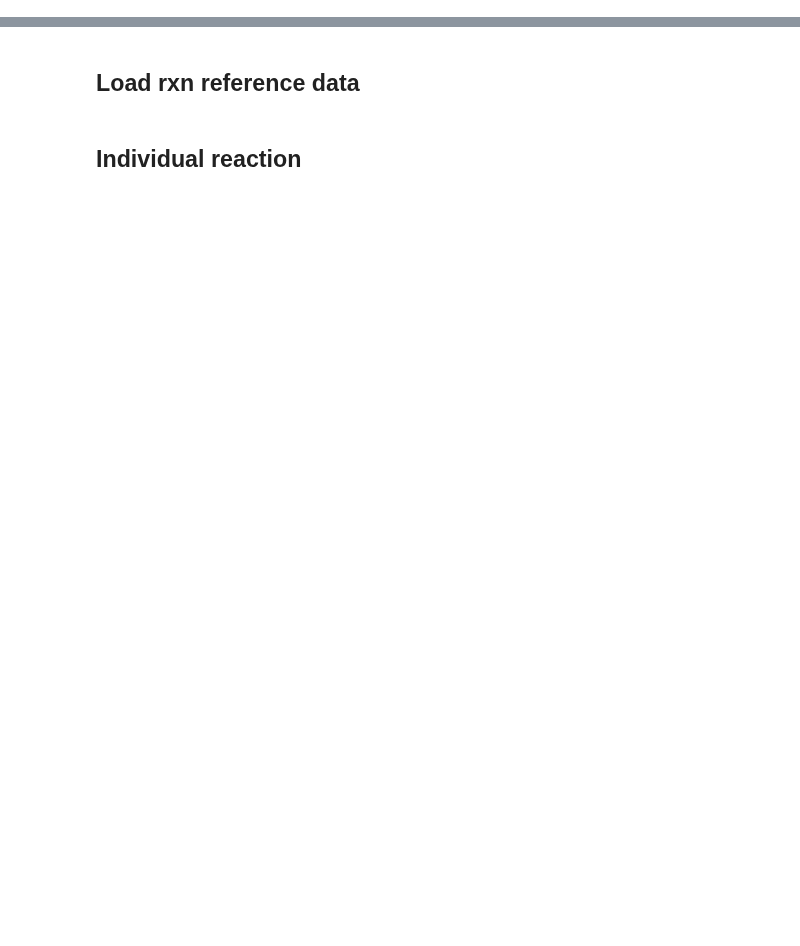
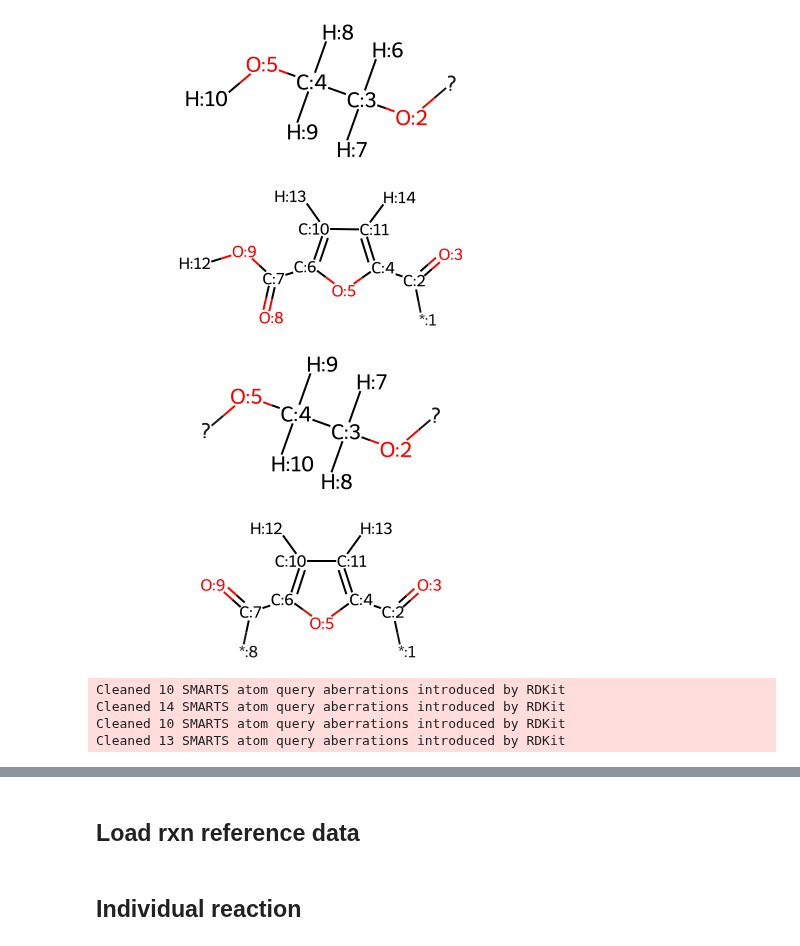
Before and after one commit to timbernat/NREL_polymers, a Jupyter notebook: testing.ipynb, the cells around one changed output, grey strips where cells are left out. Saved outputs shown, nothing was run; the diff lists cells and outputs as text; code cells hidden in the pictures; blank space fills up the shorter version.

```diff
--- a/testing.ipynb
+++ b/testing.ipynb
@@ -223,0 +133,14 @@ class PolymerizationReactor(Reactor):
+# %%
+from polymerist.monomers import MonomerGroup
+
+monogrp = MonomerGroup.from_file('poly(ethane-1,2-diol-co-furan-2,5-dicarboxylic acid).json')
+moldict, monosmiles = {}, {}
+for mononame, rdmol in monogrp.iter_rdmols():
+    display(rdmol)
+    moldict[   mononame] = rdmol
+    monosmiles[mononame] = Chem.MolToSmiles(rdmol)
+# %% [output]
+[figure, added]
+[figure, added]
+[figure, added]
+[figure, added]
@@ -223,0 +158,20 @@ class PolymerizationReactor(Reactor):
+# %%
+mono_infos = {}
+for mononame, smiles in monosmiles.items():
+    parent_mononame = mononame.split('_')[0]
+    parent_smiles = parent_monomers[parent_mononame]
+    parent_alias  = monomer_aliases[parent_mononame]
+
+    mono_info = MonomerFragmentInfo(
+        name=mononame,
+        smiles=smiles,
+        parent_smiles=parent_smiles,
+        smarts=specification.compliant_mol_SMARTS(smiles)
+    )
+    mono_info.alias = parent_alias.lower() if (mono_info.functionality == 1) else parent_alias.upper()
+    mono_infos[mono_info.alias] = mono_info
+# %% [output]
+Cleaned 10 SMARTS atom query aberrations introduced by RDKit
+Cleaned 14 SMARTS atom query aberrations introduced by RDKit
+Cleaned 10 SMARTS atom query aberrations introduced by RDKit
+Cleaned 13 SMARTS atom query aberrations introduced by RDKit
```
Also changed, not shown: parts of 69 cells of this notebook.
